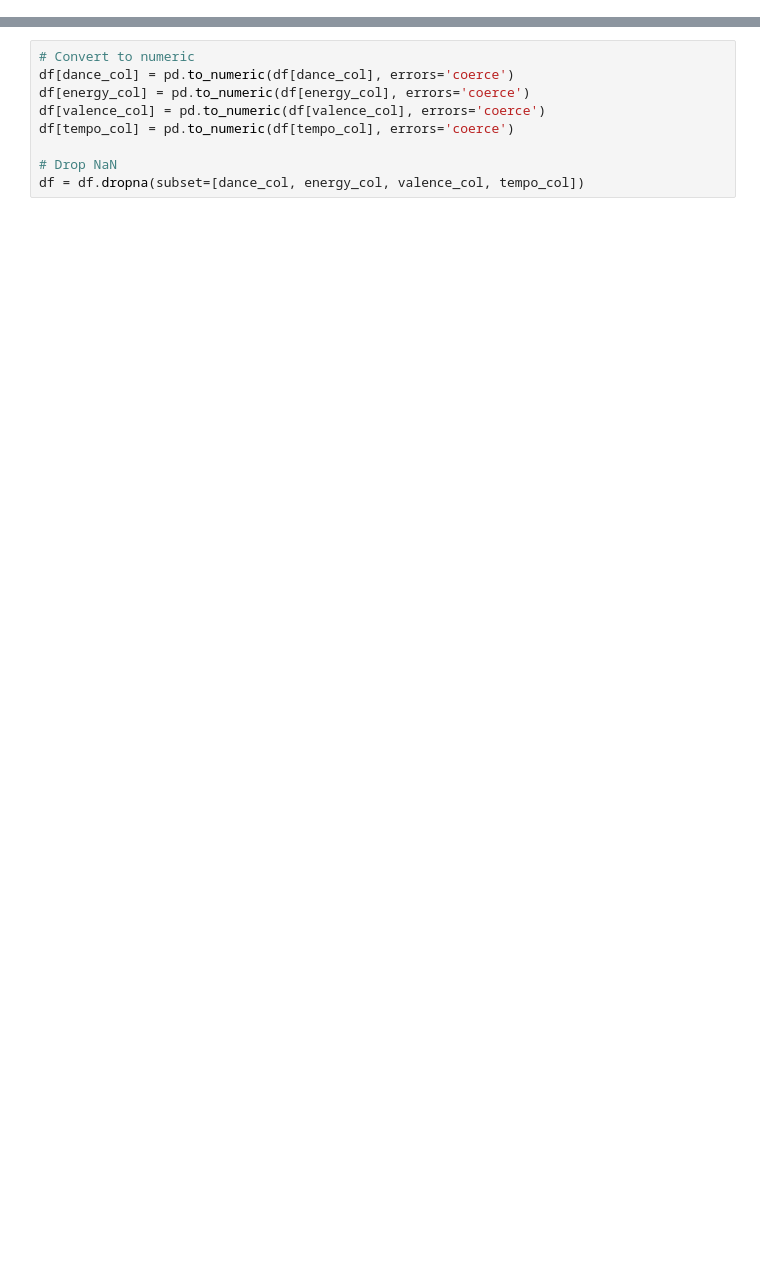
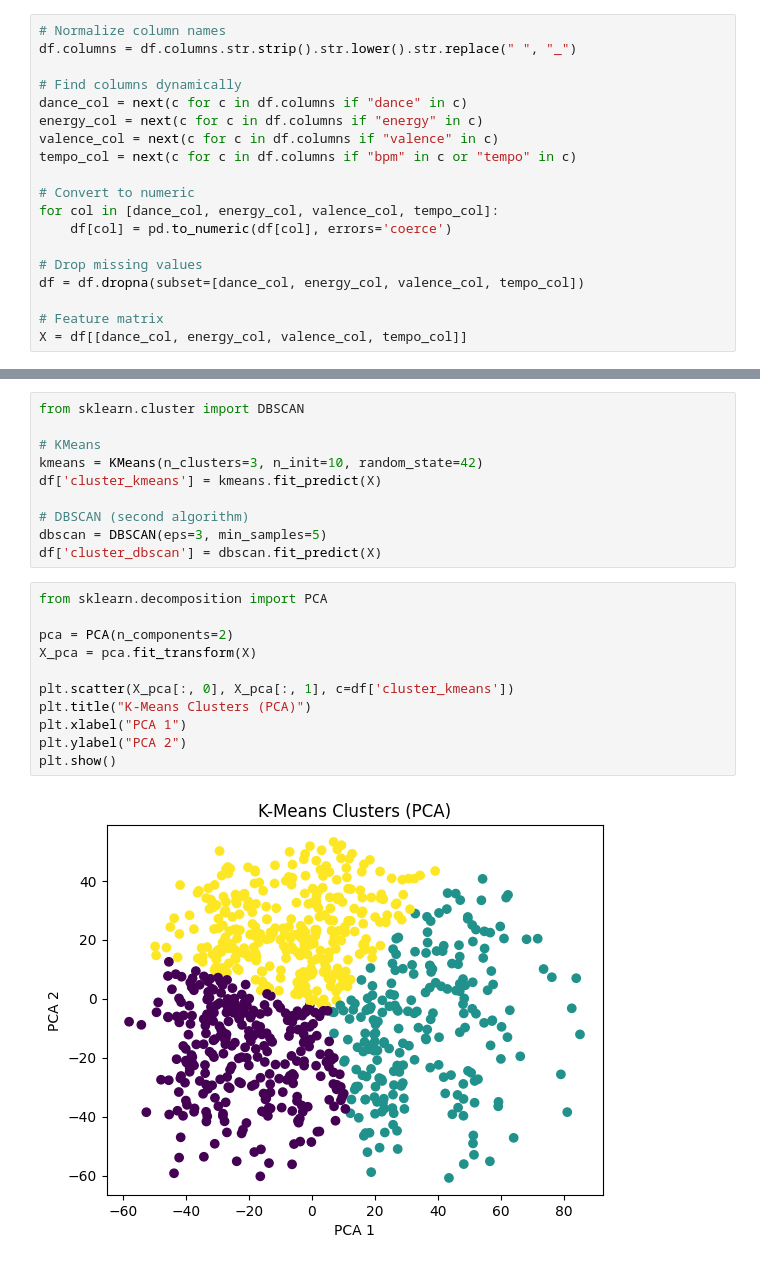
Before and after one commit to mrapo2007-svg/ml-spotify-project, a Jupyter notebook: notebooks/T3_Unsupervised.ipynb, the cells around one changed output, grey strips where cells are left out. Drawn from its saved outputs; the diff is of its cells as text; blank space fills up the shorter version.

```diff
--- a/notebooks/T3_Unsupervised.ipynb
+++ b/notebooks/T3_Unsupervised.ipynb
@@ -8 +24,20 @@ df = pd.read_csv("../data/cleaned.csv")
+# %%
+# Normalize column names
+df.columns = df.columns.str.strip().str.lower().str.replace(" ", "_")
+
+# Find columns dynamically
+dance_col = next(c for c in df.columns if "dance" in c)
+energy_col = next(c for c in df.columns if "energy" in c)
+valence_col = next(c for c in df.columns if "valence" in c)
+tempo_col = next(c for c in df.columns if "bpm" in c or "tempo" in c)
+
+# Convert to numeric
+for col in [dance_col, energy_col, valence_col, tempo_col]:
+    df[col] = pd.to_numeric(df[col], errors='coerce')
+
+# Drop missing values
+df = df.dropna(subset=[dance_col, energy_col, valence_col, tempo_col])
+
+# Feature matrix
+X = df[[dance_col, energy_col, valence_col, tempo_col]]
 # %%
@@ -14,10 +61,24 @@ tempo_col = "bpm"
+# %%
+from sklearn.cluster import DBSCAN
+
+# KMeans
+kmeans = KMeans(n_clusters=3, n_init=10, random_state=42)
+df['cluster_kmeans'] = kmeans.fit_predict(X)
+
+# DBSCAN (second algorithm)
+dbscan = DBSCAN(eps=3, min_samples=5)
+df['cluster_dbscan'] = dbscan.fit_predict(X)
 # %%
-# Convert to numeric
-df[dance_col] = pd.to_numeric(df[dance_col], errors='coerce')
-df[energy_col] = pd.to_numeric(df[energy_col], errors='coerce')
-df[valence_col] = pd.to_numeric(df[valence_col], errors='coerce')
-df[tempo_col] = pd.to_numeric(df[tempo_col], errors='coerce')
+from sklearn.decomposition import PCA
 
-# Drop NaN
-df = df.dropna(subset=[dance_col, energy_col, valence_col, tempo_col])
+pca = PCA(n_components=2)
+X_pca = pca.fit_transform(X)
+
+plt.scatter(X_pca[:, 0], X_pca[:, 1], c=df['cluster_kmeans'])
+plt.title("K-Means Clusters (PCA)")
+plt.xlabel("PCA 1")
+plt.ylabel("PCA 2")
+plt.show()
+# %% [output]
+[figure, added]
 # %%
```
Also changed, not shown: parts of 10 cells of this notebook, 6 other files.
